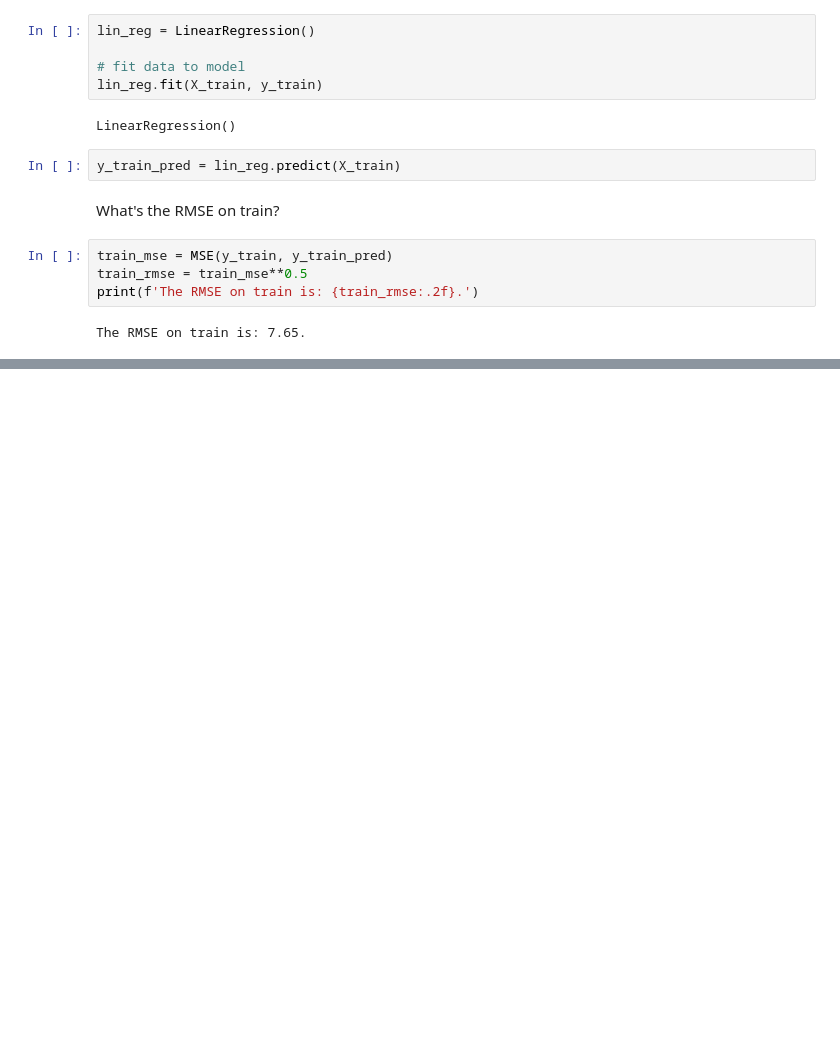
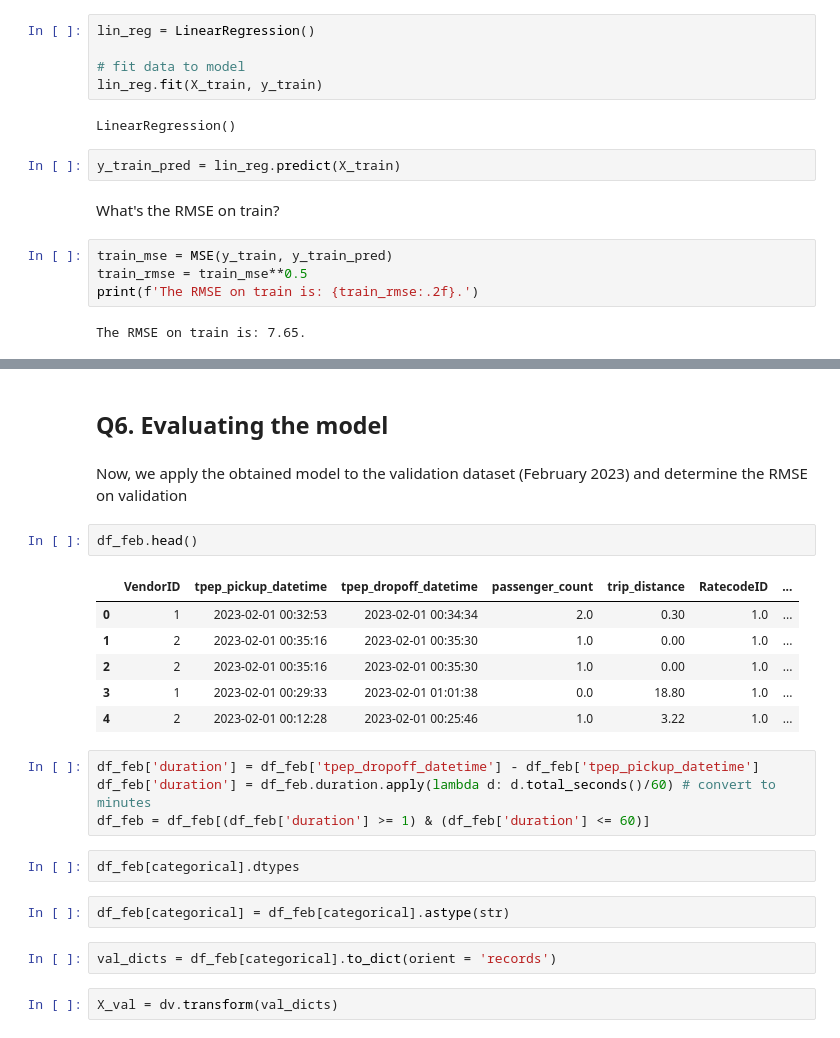
Before and after one commit to victornemenike/mlops-zoomcamp, a Jupyter notebook: 01-intro/homework.ipynb, the cells around one changed output, grey strips where cells are left out. Drawn from its saved outputs; the diff is of its cells as text; blank space fills up the shorter version.

```diff
--- a/01-intro/homework.ipynb
+++ b/01-intro/homework.ipynb
@@ -245,0 +253,25 @@ The RMSE on train is: 7.65.
+# %% [markdown]
+## Q6. Evaluating the model
+# %% [markdown]
+Now, we apply the obtained model to the validation dataset (February 2023) and determine the RMSE on validation
+# %%
+df_feb.head()
+# %% [output]
+|  | VendorID | tpep_pickup_datetime | tpep_dropoff_datetime | passenger_count | trip_distance | RatecodeID | ... |
+| 0 | 1 | 2023-02-01 00:32:53 | 2023-02-01 00:34:34 | 2.0 | 0.30 | 1.0 | ... |
+| 1 | 2 | 2023-02-01 00:35:16 | 2023-02-01 00:35:30 | 1.0 | 0.00 | 1.0 | ... |
+| 2 | 2 | 2023-02-01 00:35:16 | 2023-02-01 00:35:30 | 1.0 | 0.00 | 1.0 | ... |
+| 3 | 1 | 2023-02-01 00:29:33 | 2023-02-01 01:01:38 | 0.0 | 18.80 | 1.0 | ... |
+| 4 | 2 | 2023-02-01 00:12:28 | 2023-02-01 00:25:46 | 1.0 | 3.22 | 1.0 | ... |
+# %%
+df_feb['duration'] = df_feb['tpep_dropoff_datetime'] - df_feb['tpep_pickup_datetime']
+df_feb['duration'] = df_feb.duration.apply(lambda d: d.total_seconds()/60) # convert to minutes
+df_feb = df_feb[(df_feb['duration'] >= 1) & (df_feb['duration'] <= 60)]
+# %%
+df_feb[categorical].dtypes
+# %%
+df_feb[categorical] = df_feb[categorical].astype(str)
+# %%
+val_dicts = df_feb[categorical].to_dict(orient = 'records')
+# %%
+X_val = dv.transform(val_dicts)
```
Also changed, not shown: parts of 4 cells of this notebook.
